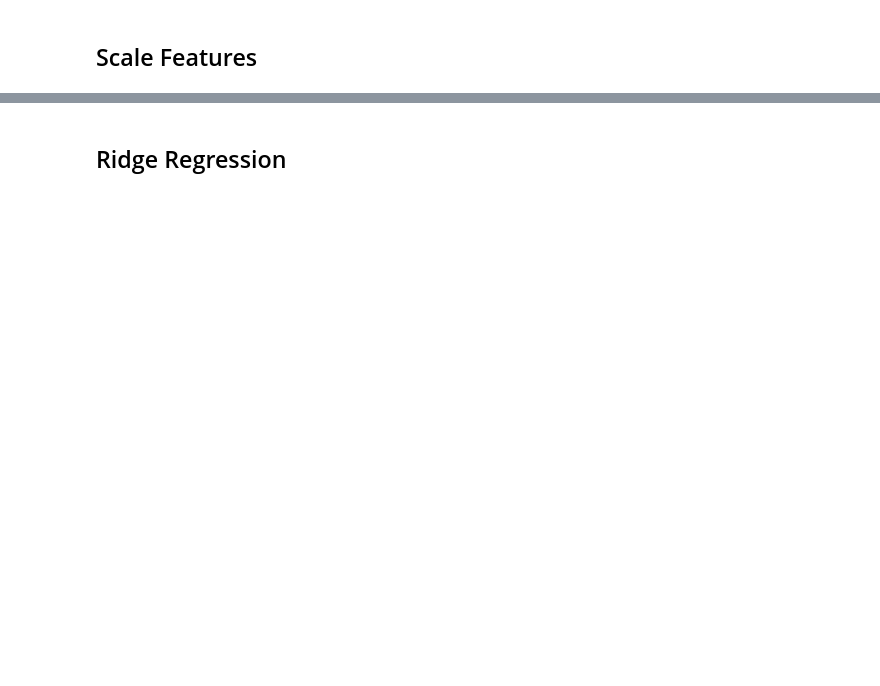
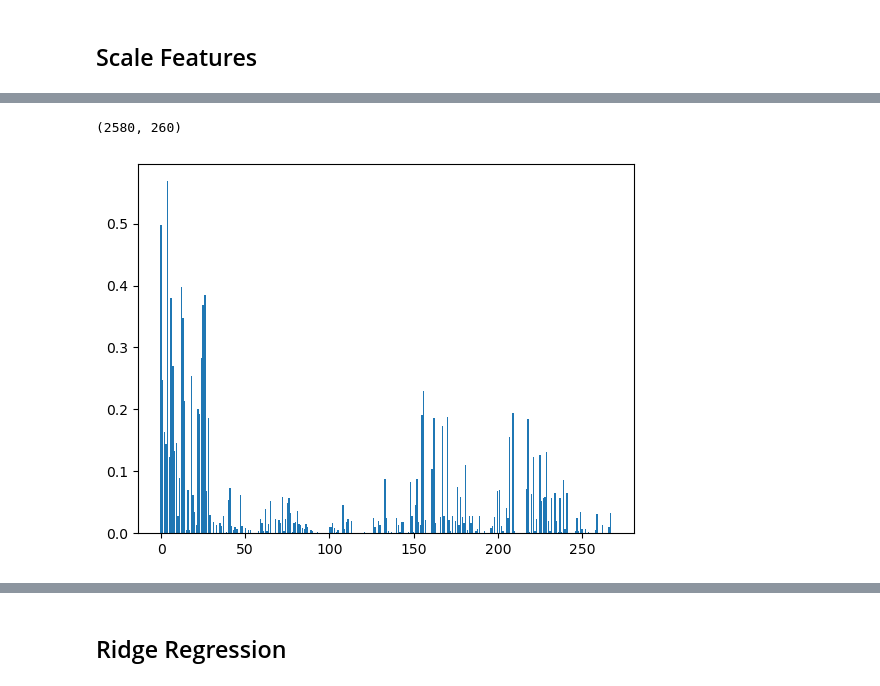
Before and after one commit to ersdanforth/ames_housing, a Jupyter notebook: linear_models.ipynb, the cells around one changed output, grey strips where cells are left out. Drawn from its saved outputs; the diff is of its cells as text; code cells hidden in the pictures; blank space fills up the shorter version.

```diff
--- a/linear_models.ipynb
+++ b/linear_models.ipynb
@@ -318,0 +126,29 @@ features_scaled.head()
+# %%
+sel_fregression = list(feature_imp[feature_imp['imp'] != 0].index)
+feat_fregression = features_scaled[sel_fregression]
+feat_fregression.shape
+# %% [output]
+(2580, 260)
+# %%
+# same as above, with with 'mutual info regression'
+
+def select_features(X_train, y_train, X_test):
+    fs = SelectKBest(score_func=mutual_info_regression, k='all')
+
+    # learn relationship from training data
+    fs.fit(X_train, y_train)
+
+    # transform train and test data
+    X_train_fs = fs.transform(X_train)
+    X_test_fs = fs.transform(X_test)
+    return X_train_fs, X_test_fs, fs
+
+X_train, X_test, y_train, y_test = train_test_split(X, log_y, test_size=0.33, random_state=1)
+X_train_fs, X_test_fs, fs = select_features(X_train, y_train, X_test)
+
+# plot the scores
+fig, ax = plt.subplots()
+ax.bar([i for i in range(len(fs.scores_))], fs.scores_)
+plt.show()
+# %% [output]
+[figure, added]
```
Also changed, not shown: parts of 81 cells of this notebook, 3 other files.
